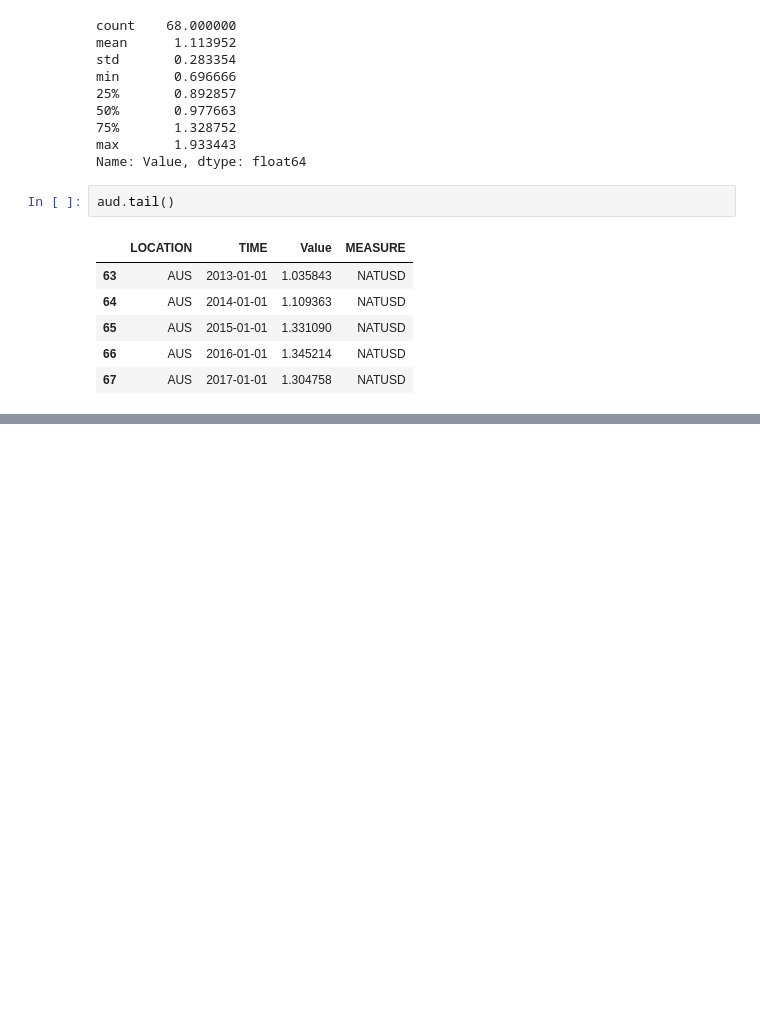
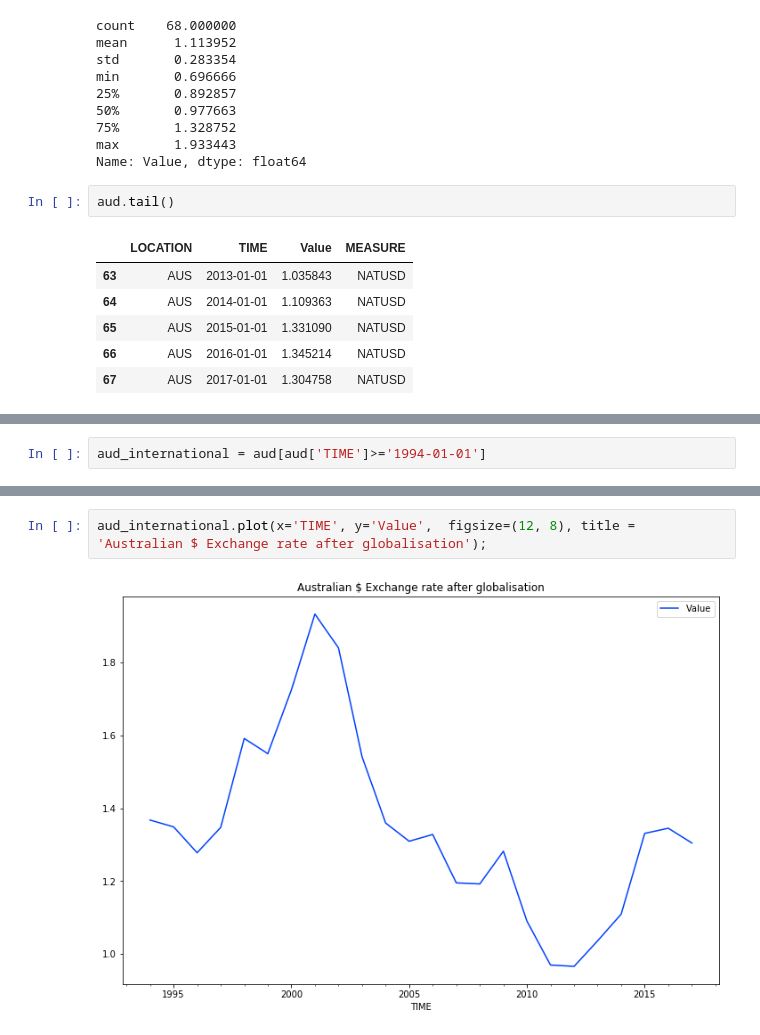
Before and after one commit to sudpaul/life_hack, a Jupyter notebook: Currency_rate_(AUD)_exploration.ipynb, the cells around one changed output, grey strips where cells are left out. Cells and saved outputs as stored; diff of their text form; blank space fills up the shorter version.

Commit message:
Change the time line

```diff
--- a/Currency_rate_(AUD)_exploration.ipynb
+++ b/Currency_rate_(AUD)_exploration.ipynb
@@ -72,0 +73,2 @@ aud.plot(x='TIME', y='Value',  figsize=(16, 6), title = 'Australian $ Exchange r
+# %%
+aud_international = aud[aud['TIME']>='1994-01-01']
@@ -72,0 +87,4 @@ aud.plot(x='TIME', y='Value',  figsize=(16, 6), title = 'Australian $ Exchange r
+# %%
+aud_international.plot(x='TIME', y='Value',  figsize=(12, 8), title = 'Australian $ Exchange rate after globalisation');
+# %% [output]
+[figure, added]
```
Also changed, not shown: parts of 3 cells of this notebook.
